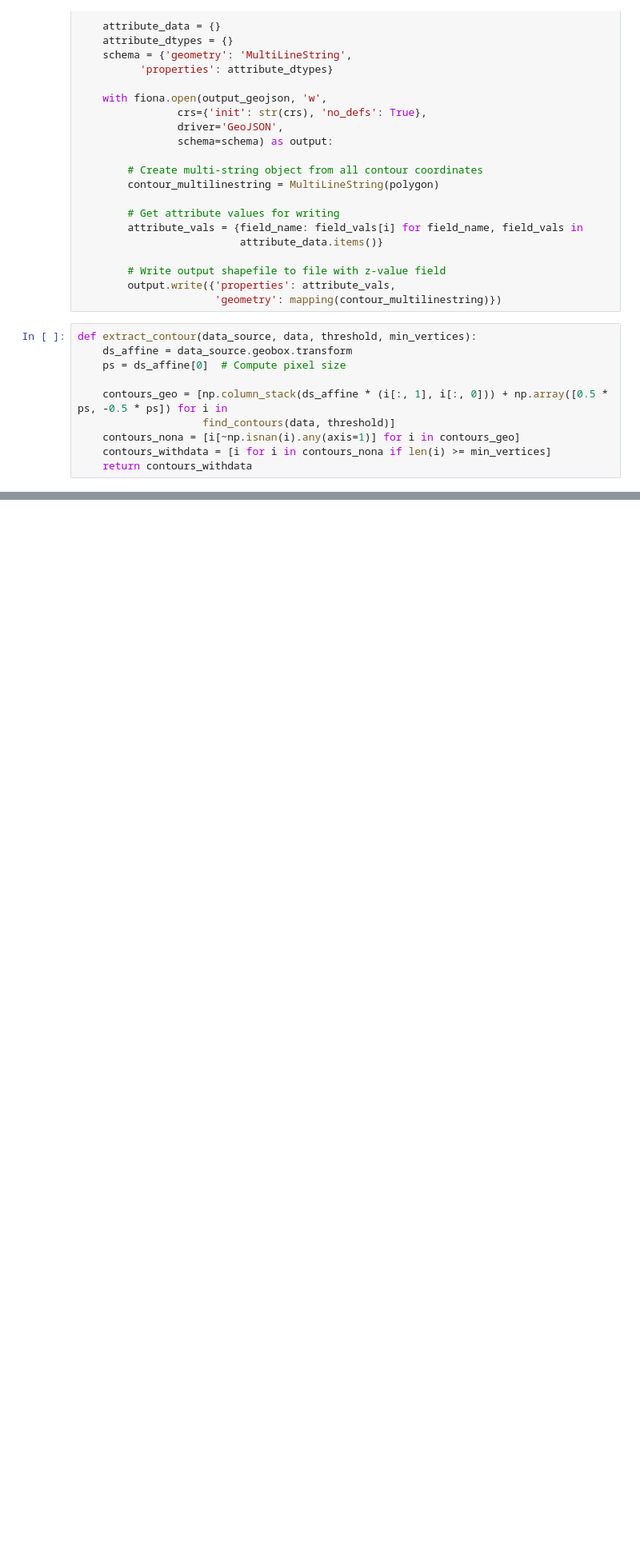
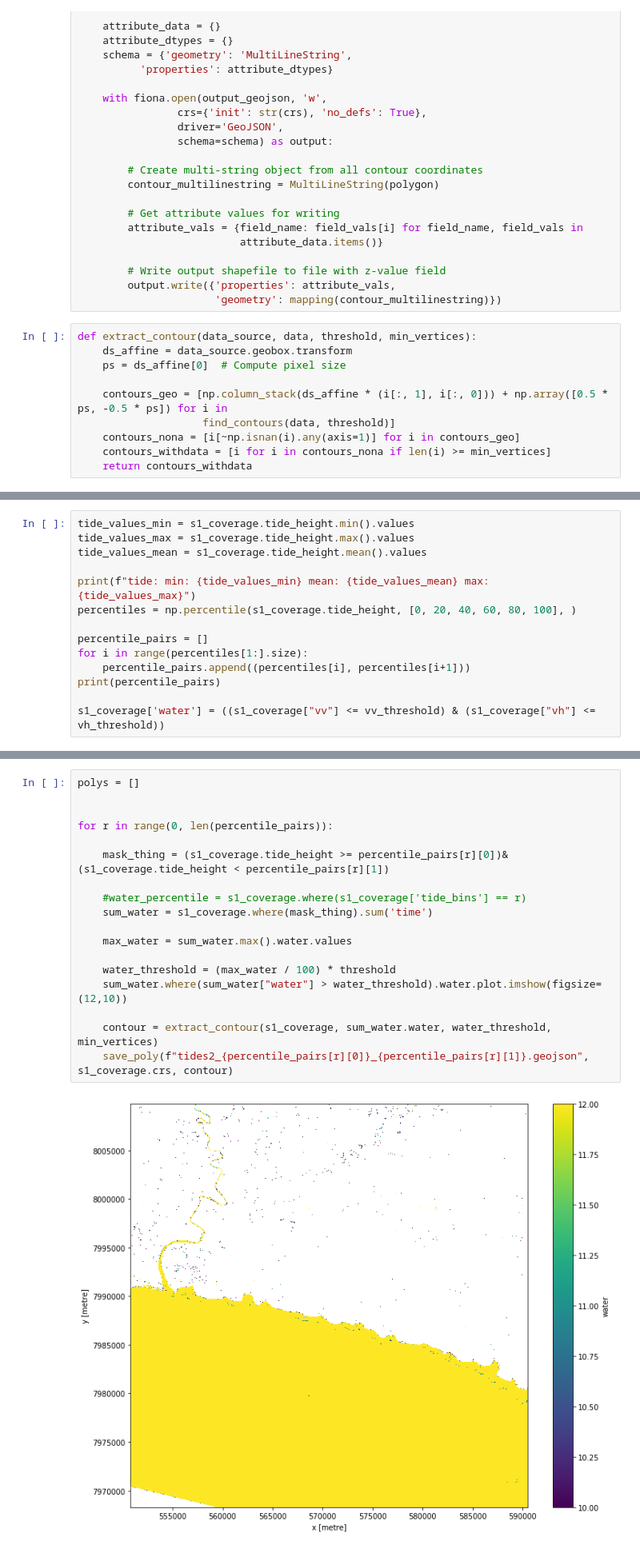
Before and after one commit to bellemae/odc-hack-sac, a Jupyter notebook: coastline-compare.ipynb, the cells around one changed output, grey strips where cells are left out. Shown: that part at 80% size. Cells and saved outputs as stored; diff of their text form; blank space fills up the shorter version.

```diff
--- a/coastline-compare.ipynb
+++ b/coastline-compare.ipynb
@@ -123,0 +156,14 @@ for t in range(0, chunks.time.size):
+# %%
+tide_values_min = s1_coverage.tide_height.min().values
+tide_values_max = s1_coverage.tide_height.max().values
+tide_values_mean = s1_coverage.tide_height.mean().values
+
+print(f"tide: min: {tide_values_min} mean: {tide_values_mean} max: {tide_values_max}")
+percentiles = np.percentile(s1_coverage.tide_height, [0, 20, 40, 60, 80, 100], )
+
+percentile_pairs = []
+for i in range(percentiles[1:].size):
+    percentile_pairs.append((percentiles[i], percentiles[i+1]))
+print(percentile_pairs)
+
+s1_coverage['water'] = ((s1_coverage["vv"] <= vv_threshold) & (s1_coverage["vh"] <= vh_threshold))
@@ -123,0 +178,20 @@ for t in range(0, chunks.time.size):
+# %%
+polys = []
+
+
+for r in range(0, len(percentile_pairs)):
+
+    mask_thing = (s1_coverage.tide_height >= percentile_pairs[r][0])&(s1_coverage.tide_height < percentile_pairs[r][1])
+
+    #water_percentile = s1_coverage.where(s1_coverage['tide_bins'] == r)
+    sum_water = s1_coverage.where(mask_thing).sum('time')
+
+    max_water = sum_water.max().water.values
+
+    water_threshold = (max_water / 100) * threshold
+    sum_water.where(sum_water["water"] > water_threshold).water.plot.imshow(figsize=(12,10))
+
+    contour = extract_contour(s1_coverage, sum_water.water, water_threshold, min_vertices)
+    save_poly(f"tides2_{percentile_pairs[r][0]}_{percentile_pairs[r][1]}.geojson", s1_coverage.crs, contour)
+# %% [output]
+[figure, added]
```
Also changed, not shown: parts of 11 cells of this notebook.
